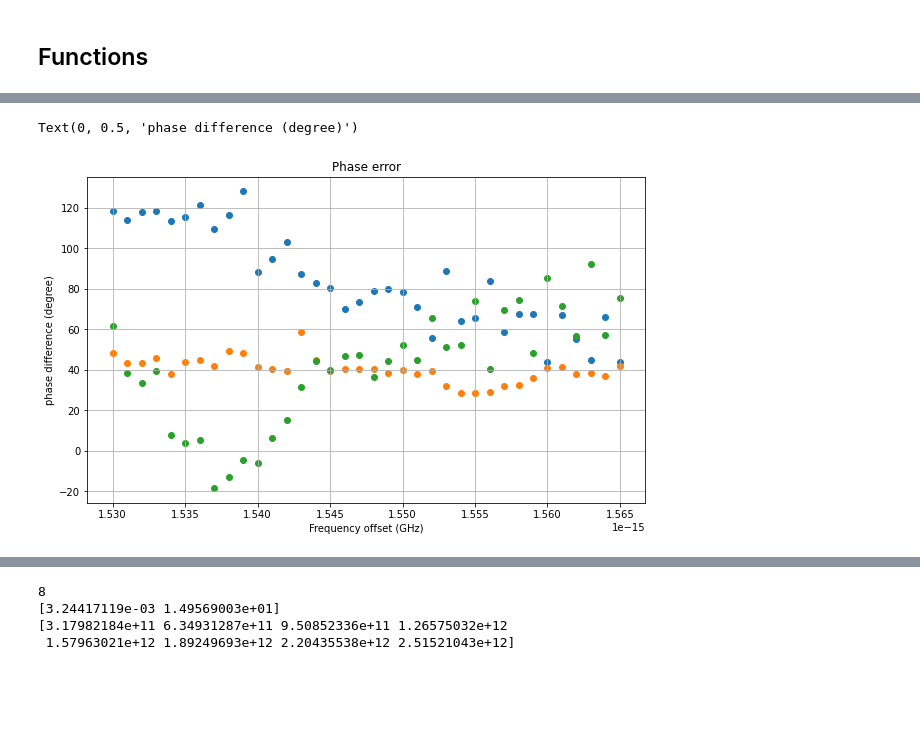
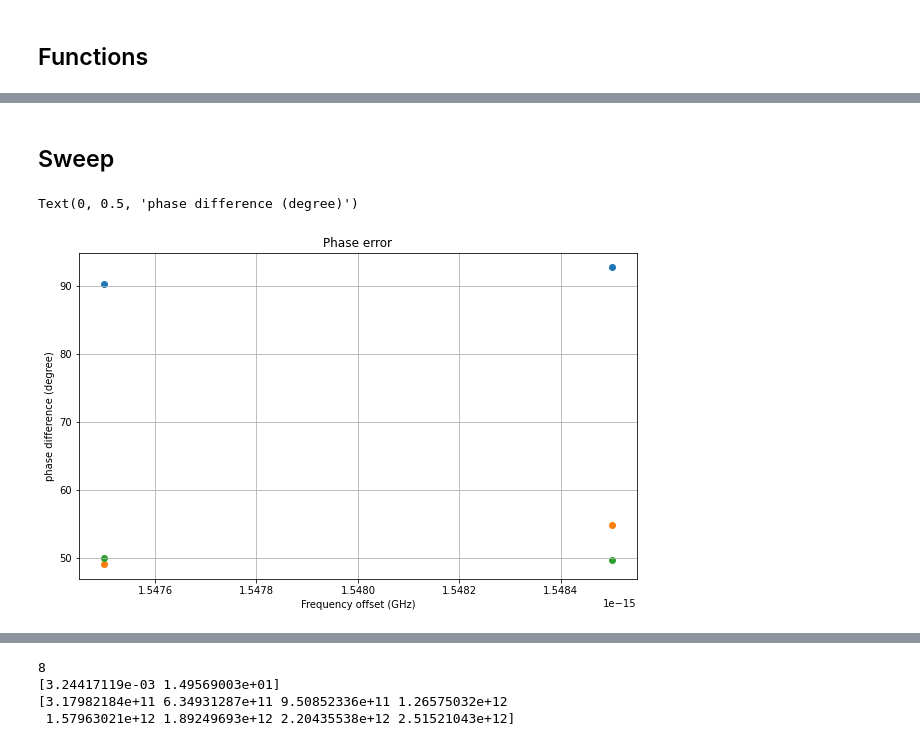
Before and after one commit to CaioRodrigues200/Photonics-training, a Jupyter notebook: Projects/Hybrid4x4/InterconnectFiles/MMI4x4_Interconnect.ipynb, the cells around one changed output, grey strips where cells are left out. Cells and saved outputs as stored; diff of their text form; code cells hidden in the pictures; blank space fills up the shorter version.

```diff
--- a/Projects/Hybrid4x4/InterconnectFiles/MMI4x4_Interconnect.ipynb
+++ b/Projects/Hybrid4x4/InterconnectFiles/MMI4x4_Interconnect.ipynb
@@ -56,9 +56,9 @@ def linear(t,a,b):
     return a*t + b
 # %%
 Result_IN = mmi.getresult('OSC_1', 'signal')
-Result_IP = mmi.getresult('OSC_2', 'signal')
+Result_QP = mmi.getresult('OSC_2', 'signal')
 Result_QN = mmi.getresult('OSC_3', 'signal')
-Result_QP = mmi.getresult('OSC_4', 'signal')
+Result_IP = mmi.getresult('OSC_4', 'signal')
 time = Result_IN['time']
 print(Result_IN.keys())
 
@@ -140,10 +140,17 @@ print(fit_QP['freq'])
+# %% [markdown]
+## Sweep
 # %%
 c = 299792458
-CFreqArray = np.arange(1530e-9 , 1565e-9, 1e-9)
+CFreqArray = np.arange(1530e-9 + 17.5e-9 , 1565e-9 - 16.5e-9, 1e-9)
 LaserArray = np.arange(0.25e-9 , 20e-9, 0.25e-9) # Prototype Laser Array
 PError = np.zeros(len(CFreqArray))
 PError2 = np.zeros(len(CFreqArray))
 PError3 = np.zeros(len(CFreqArray))
+
+PreDebugIP = np.zeros((len(LaserArray)+1 , len(CFreqArray)))
+PreDebugIN = np.zeros((len(LaserArray)+1 , len(CFreqArray)))
+PreDebugQP = np.zeros((len(LaserArray)+1 , len(CFreqArray)))
+PreDebugQN = np.zeros((len(LaserArray)+1 , len(CFreqArray)))
 
 DebugIP = np.zeros((len(LaserArray)+1 , len(CFreqArray)))
 DebugIN = np.zeros((len(LaserArray)+1 , len(CFreqArray)))
@@ -165,9 +172,9 @@ for j in range(len(CFreqArray)):
         mmi.run()
 
         Result_IN = mmi.getresult('OSC_1', 'signal')
-        Result_IP = mmi.getresult('OSC_2', 'signal')
+        Result_IP = mmi.getresult('OSC_4', 'signal')
         Result_QN = mmi.getresult('OSC_3', 'signal')
-        Result_QP = mmi.getresult('OSC_4', 'signal')
+        Result_QP = mmi.getresult('OSC_2', 'signal')
         time = Result_IN['time']
 
         IN = np.ndarray.flatten(Result_IN['amplitude (a.u.)'])
@@ -184,55 +191,62 @@ for j in range(len(CFreqArray)):
         IPhase = fit_IP['phase']*180/np.pi
         QPhase = fit_QP['phase']*180/np.pi
         IPhase2 = fit_IN['phase']*180/np.pi
         QPhase2 = fit_QN['phase']*180/np.pi
 
         # Debug Matrices
+        PreDebugIP[i,j] = IPhase
+        PreDebugIN[i,j] = IPhase2
+        PreDebugQP[i,j] = QPhase
+        PreDebugQN[i,j] = QPhase2
+
+        # Verify if amplitude is negative
+        if(fit_IP['amp'] < 0 and fit_IP['phase'] > 0):
+            IPhase = IPhase - 180
+        if(fit_IP['amp'] < 0 and fit_IP['phase'] < 0):
+            IPhase = IPhase + 180
+
+        if(fit_QP['amp'] < 0 and fit_QP['phase'] > 0):
+            QPhase = QPhase - 180
+        if(fit_QP['amp'] < 0 and fit_QP['phase'] < 0):
+            QPhase = QPhase + 180
+
+        if(fit_IN['amp'] < 0 and fit_IN['phase'] > 0):
+            IPhase2 = IPhase2 - 180
+        if(fit_IN['amp'] < 0 and fit_IN['phase'] < 0):
+            IPhase2 = IPhase2 + 180
+
+        if(fit_QN['amp'] < 0 and fit_QN['phase'] > 0):
+            QPhase2 = QPhase2 - 180
+        if(fit_QN['amp'] < 0 and fit_QN['phase'] < 0):
+            QPhase2 = QPhase2 + 180
+
+        # Debug Matrices post processing
         DebugIP[i,j] = IPhase
         DebugIN[i,j] = IPhase2
         DebugQP[i,j] = QPhase
         DebugQN[i,j] = QPhase2
 
-        # Verify if amplitude is negative
-        if(fit_IP['amp'] < 0):
-            IPhase = IPhase + 180
-        if(fit_QP['amp'] < 0):
-            QPhase = QPhase + 180
-        if(fit_IN['amp'] < 0):
-            IPhase2 = IPhase2 + 180
-        if(fit_QN['amp'] < 0):
-            QPhase2 = QPhase2 + 180
-
-        # Offset 360
-        if(IPhase < 0):
-            IPhase = IPhase + 360
-        if(QPhase < 0):
-            QPhase = QPhase + 360
-        if(IPhase2 < 0):
-            IPhase2 = IPhase2 + 360
-        if(QPhase2 < 0):
-            QPhase2 = QPhase2 + 360
-
-        PhaseArray[i] = abs(90 - abs(QPhase2 - IPhase))
-        PhaseArray2[i] = abs(90 - abs(IPhase - QPhase))
+        PhaseArray[i] = abs(180 - abs(QPhase2+90 - IPhase2))
+        PhaseArray2[i] = abs(180 - abs(IPhase2+90 - QPhase))
         PhaseArray3[i] = abs(180 - abs(IPhase - IPhase2))
 
     linepoly = np.polyfit(FreqArray*1e-9,PhaseArray,1)
     linepoly2 = np.polyfit(FreqArray*1e-9,PhaseArray2,1)
     linepoly3 = np.polyfit(FreqArray*1e-9,PhaseArray3,1)
     PError[j] = linepoly[1]
     PError2[j] = linepoly2[1]
     PError3[j] = linepoly3[1]
 
 fig = plt.figure(figsize = (10, 6))
 plt.scatter(CFreqArray*1e-9,PError)
 plt.scatter(CFreqArray*1e-9,PError2)
 plt.scatter(CFreqArray*1e-9,PError3)
 plt.grid(True)
 plt.title('Phase error')
 plt.xlabel('Frequency offset (GHz)')
 plt.ylabel('phase difference (degree)')
 # %% [output]
 Text(0, 0.5, 'phase difference (degree)')
-[figure, old version]
+[figure, new version]
 # %%
 fig = plt.figure(figsize = (10, 6))
```
Also changed, not shown: parts of 6 cells of this notebook, 5 other files.
